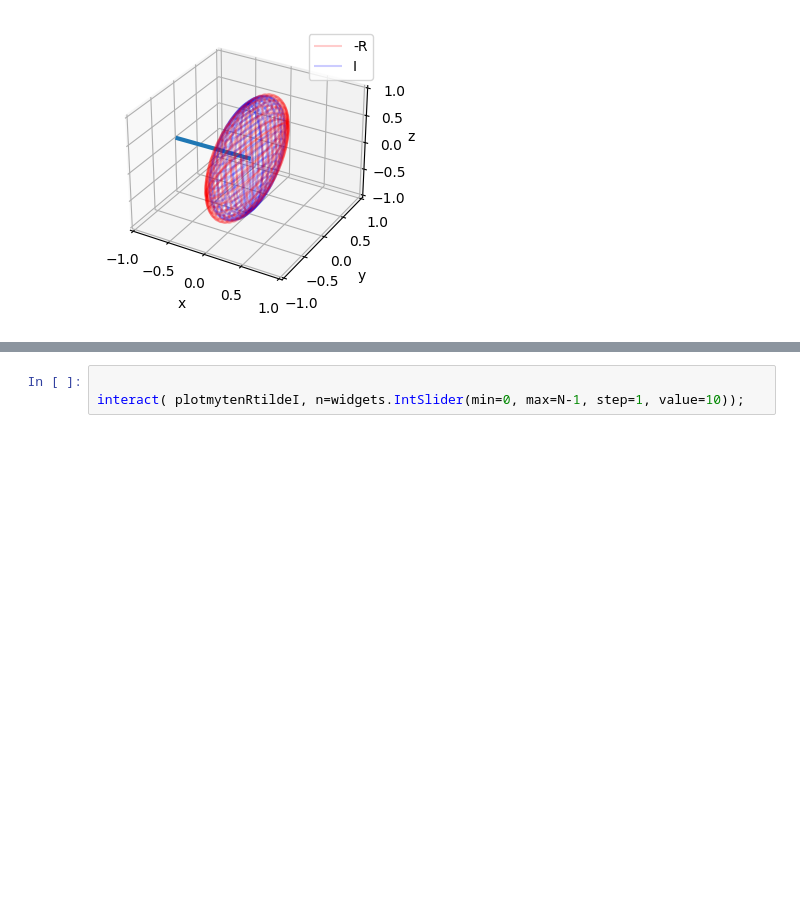
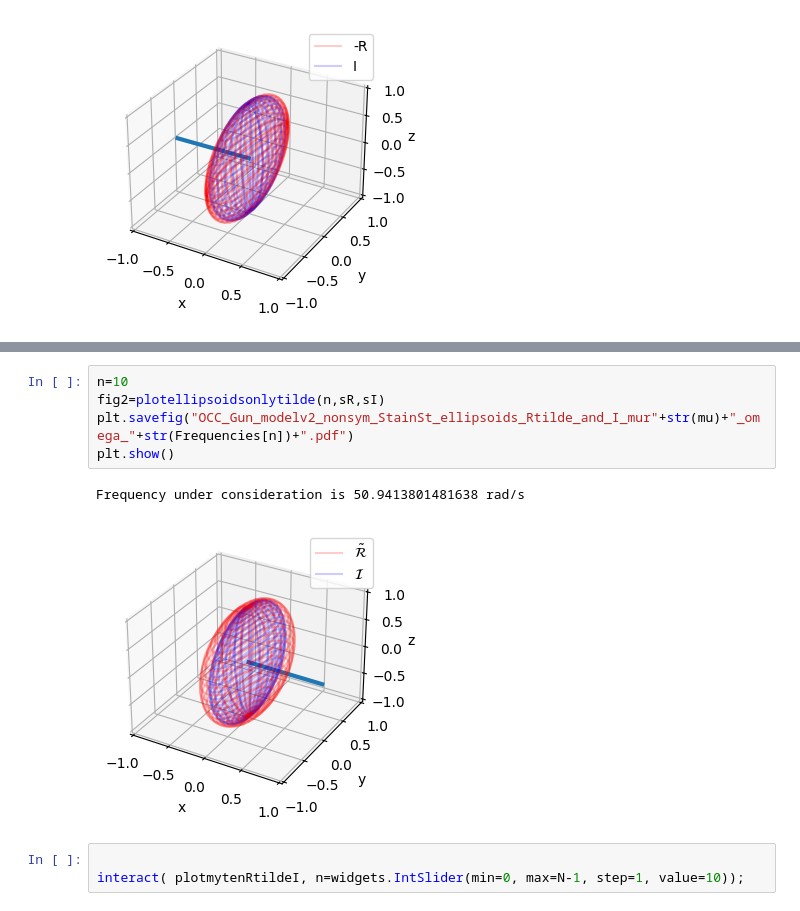
Before and after one commit to pdledger/Rodrigues_Angles, a Jupyter notebook: ellipsoid_gun_model_nonsym.ipynb, the cells around one changed output, grey strips where cells are left out. Cells and saved outputs as stored; diff of their text form; blank space fills up the shorter version.

```diff
--- a/ellipsoid_gun_model_nonsym.ipynb
+++ b/ellipsoid_gun_model_nonsym.ipynb
@@ -375,4 +426,12 @@ Frequency under consideration is 1830.7382802953678 rad/s
 [figure]
+# %%
+n=10
+fig2=plotellipsoidsonlytilde(n,sR,sI)
+plt.savefig("OCC_Gun_modelv2_nonsym_StainSt_ellipsoids_Rtilde_and_I_mur"+str(mu)+"_omega_"+str(Frequencies[n])+".pdf")
+plt.show()
+# %% [output]
+Frequency under consideration is 50.9413801481638 rad/s
+[figure, added]
 # %%
 
 interact( plotmytenRtildeI, n=widgets.IntSlider(min=0, max=N-1, step=1, value=10));
```
Also changed, not shown: parts of 4 cells of this notebook.
